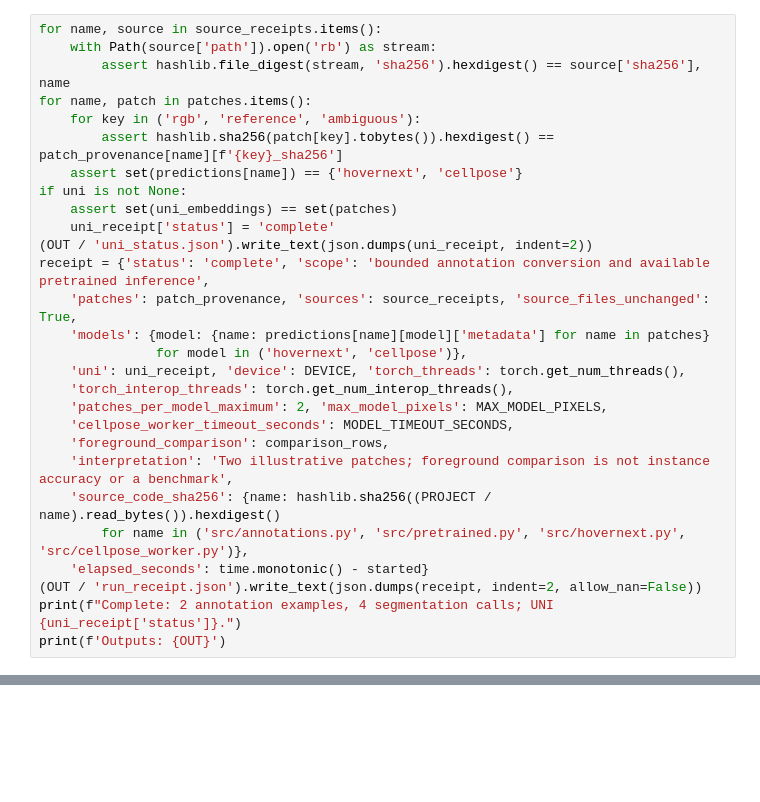
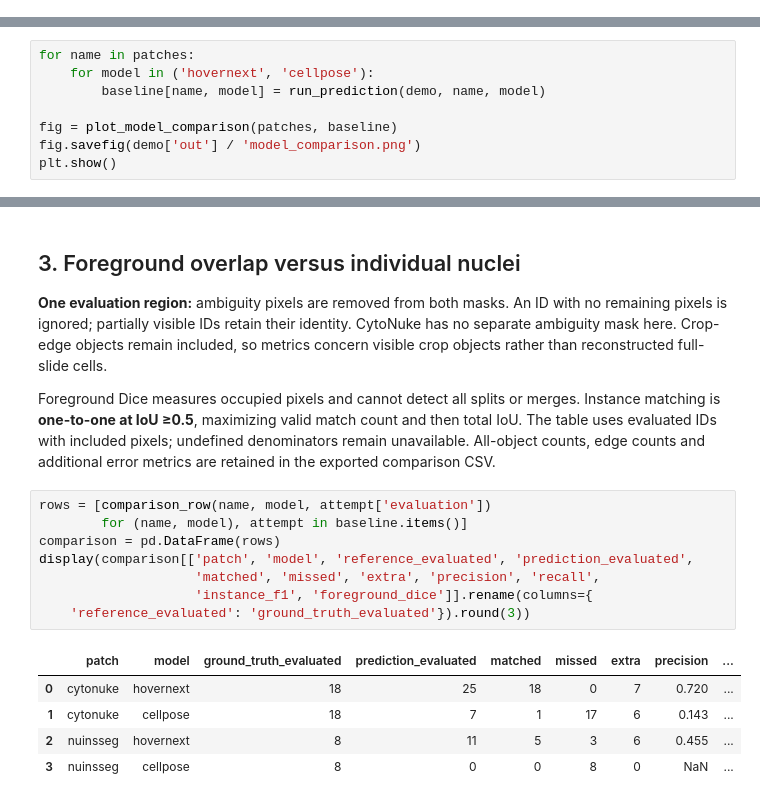
Before and after one commit to irina-zys/digital-pathology-demo, a Jupyter notebook: notebooks/annotation_segmentation_demo.ipynb, the cells around one changed output, grey strips where cells are left out. Saved outputs shown, nothing was run; the diff lists cells and outputs as text; blank space fills up the shorter version.

Commit message:
docs: publish executed pathology demos and model provenance

```diff
--- a/notebooks/annotation_segmentation_demo.ipynb
+++ b/notebooks/annotation_segmentation_demo.ipynb
@@ -435,28 +0,0 @@ The final receipt records input crops/hashes, checkpoint metadata, model setting
-# %%
-for name, source in source_receipts.items():
-    with Path(source['path']).open('rb') as stream:
-        assert hashlib.file_digest(stream, 'sha256').hexdigest() == source['sha256'], name
-for name, patch in patches.items():
-    for key in ('rgb', 'reference', 'ambiguous'):
-        assert hashlib.sha256(patch[key].tobytes()).hexdigest() == patch_provenance[name][f'{key}_sha256']
-    assert set(predictions[name]) == {'hovernext', 'cellpose'}
-if uni is not None:
-    assert set(uni_embeddings) == set(patches)
-    uni_receipt['status'] = 'complete'
-(OUT / 'uni_status.json').write_text(json.dumps(uni_receipt, indent=2))
-receipt = {'status': 'complete', 'scope': 'bounded annotation conversion and available pretrained inference',
-    'patches': patch_provenance, 'sources': source_receipts, 'source_files_unchanged': True,
-    'models': {model: {name: predictions[name][model]['metadata'] for name in patches}
-               for model in ('hovernext', 'cellpose')},
-    'uni': uni_receipt, 'device': DEVICE, 'torch_threads': torch.get_num_threads(),
-    'torch_interop_threads': torch.get_num_interop_threads(),
-    'patches_per_model_maximum': 2, 'max_model_pixels': MAX_MODEL_PIXELS,
-    'cellpose_worker_timeout_seconds': MODEL_TIMEOUT_SECONDS,
-    'foreground_comparison': comparison_rows,
-    'interpretation': 'Two illustrative patches; foreground comparison is not instance accuracy or a benchmark',
-    'source_code_sha256': {name: hashlib.sha256((PROJECT / name).read_bytes()).hexdigest()
-        for name in ('src/annotations.py', 'src/pretrained.py', 'src/hovernext.py', 'src/cellpose_worker.py')},
-    'elapsed_seconds': time.monotonic() - started}
-(OUT / 'run_receipt.json').write_text(json.dumps(receipt, indent=2, allow_nan=False))
-print(f"Complete: 2 annotation examples, 4 segmentation calls; UNI {uni_receipt['status']}.")
-print(f'Outputs: {OUT}')
@@ -462,0 +85,8 @@ print(f'Outputs: {OUT}')
+# %%
+for name in patches:
+    for model in ('hovernext', 'cellpose'):
+        baseline[name, model] = run_prediction(demo, name, model)
+
+fig = plot_model_comparison(patches, baseline)
+fig.savefig(demo['out'] / 'model_comparison.png')
+plt.show()
@@ -462,0 +95,20 @@ print(f'Outputs: {OUT}')
+# %% [markdown]
+## 3. Foreground overlap versus individual nuclei
+
+**One evaluation region:** ambiguity pixels are removed from both masks. An ID with no remaining pixels is ignored; partially visible IDs retain their identity. CytoNuke has no separate ambiguity mask here. Crop-edge objects remain included, so metrics concern visible crop objects rather than reconstructed full-slide cells.
+
+Foreground Dice measures occupied pixels and cannot detect all splits or merges. Instance matching is **one-to-one at IoU ≥0.5**, maximizing valid match count and then total IoU. The table uses evaluated IDs with included pixels; undefined denominators remain unavailable. All-object counts, edge counts and additional error metrics are retained in the exported comparison CSV.
+# %%
+rows = [comparison_row(name, model, attempt['evaluation'])
+        for (name, model), attempt in baseline.items()]
+comparison = pd.DataFrame(rows)
+display(comparison[['patch', 'model', 'reference_evaluated', 'prediction_evaluated',
+                    'matched', 'missed', 'extra', 'precision', 'recall',
+                    'instance_f1', 'foreground_dice']].rename(columns={
+    'reference_evaluated': 'ground_truth_evaluated'}).round(3))
+# %% [output]
+|  | patch | model | ground_truth_evaluated | prediction_evaluated | matched | missed | extra | precision | ... |
+| 0 | cytonuke | hovernext | 18 | 25 | 18 | 0 | 7 | 0.720 | ... |
+| 1 | cytonuke | cellpose | 18 | 7 | 1 | 17 | 6 | 0.143 | ... |
+| 2 | nuinsseg | hovernext | 8 | 11 | 5 | 3 | 6 | 0.455 | ... |
+| 3 | nuinsseg | cellpose | 8 | 0 | 0 | 8 | 0 | NaN | ... |
```
Also changed, not shown: parts of 37 cells of this notebook, 13 other files.
